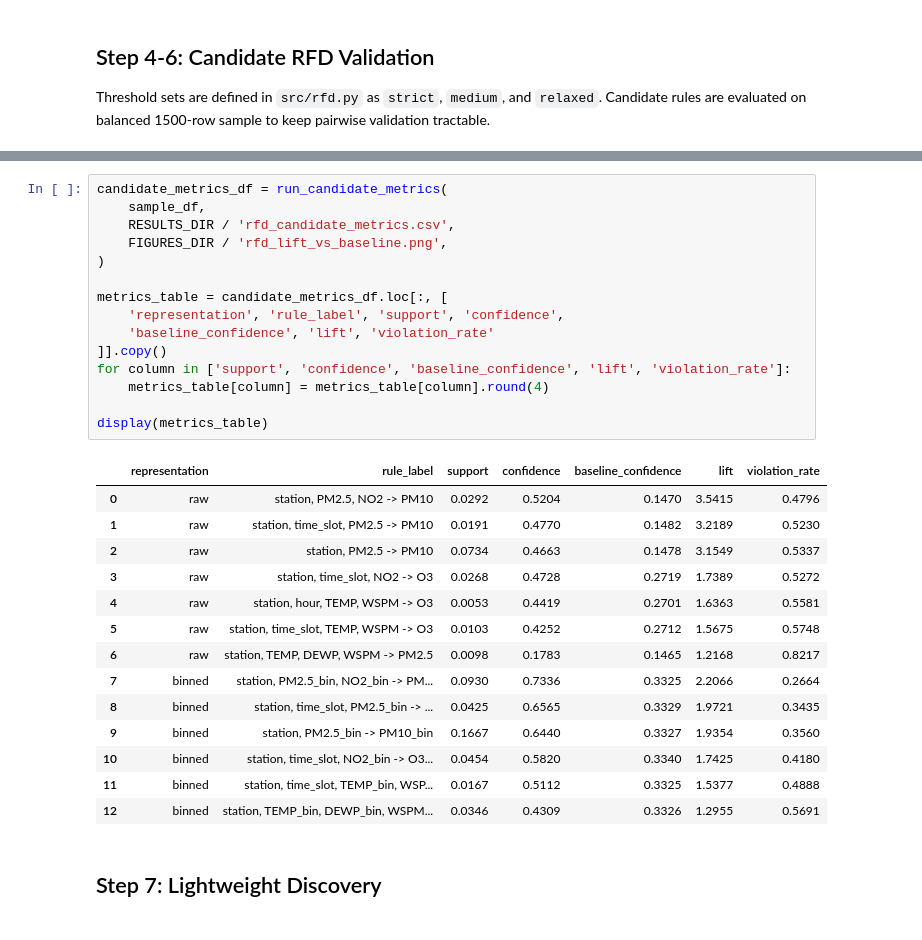
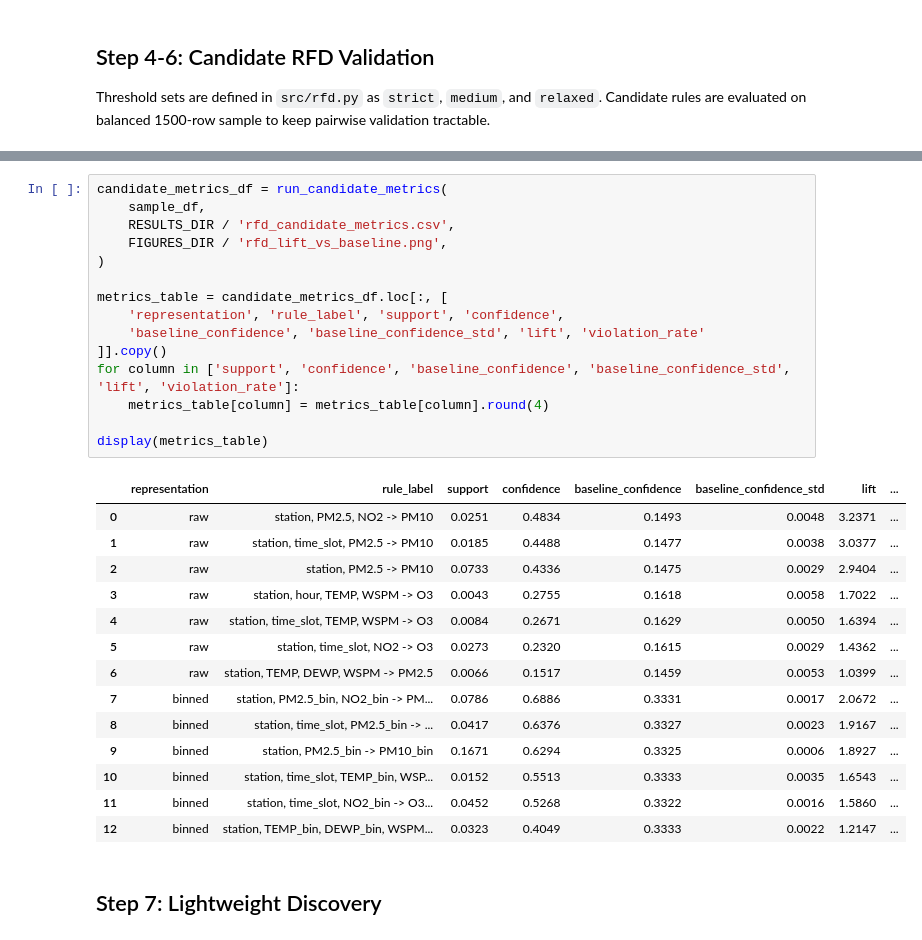
Before and after one commit to matthew-2000/rfd-urban-digital-twin, a Jupyter notebook: notebooks/01_rfd_udt_analysis.ipynb, the cells around one changed output, grey strips where cells are left out. Drawn from its saved outputs; the diff is of its cells as text.

```diff
--- a/notebooks/01_rfd_udt_analysis.ipynb
+++ b/notebooks/01_rfd_udt_analysis.ipynb
@@ -240,33 +240,33 @@ display(candidate_table)
 # %%
 candidate_metrics_df = run_candidate_metrics(
     sample_df,
     RESULTS_DIR / 'rfd_candidate_metrics.csv',
     FIGURES_DIR / 'rfd_lift_vs_baseline.png',
 )
 
 metrics_table = candidate_metrics_df.loc[:, [
     'representation', 'rule_label', 'support', 'confidence',
-    'baseline_confidence', 'lift', 'violation_rate'
+    'baseline_confidence', 'baseline_confidence_std', 'lift', 'violation_rate'
 ]].copy()
-for column in ['support', 'confidence', 'baseline_confidence', 'lift', 'violation_rate']:
+for column in ['support', 'confidence', 'baseline_confidence', 'baseline_confidence_std', 'lift', 'violation_rate']:
     metrics_table[column] = metrics_table[column].round(4)
 
 display(metrics_table)
 # %% [output]
-|  | representation | rule_label | support | confidence | baseline_confidence | lift | violation_rate |
-| 0 | raw | station, PM2.5, NO2 -> PM10 | 0.0292 | 0.5204 | 0.1470 | 3.5415 | 0.4796 |
-| 1 | raw | station, time_slot, PM2.5 -> PM10 | 0.0191 | 0.4770 | 0.1482 | 3.2189 | 0.5230 |
-| 2 | raw | station, PM2.5 -> PM10 | 0.0734 | 0.4663 | 0.1478 | 3.1549 | 0.5337 |
-| 3 | raw | station, time_slot, NO2 -> O3 | 0.0268 | 0.4728 | 0.2719 | 1.7389 | 0.5272 |
-| 4 | raw | station, hour, TEMP, WSPM -> O3 | 0.0053 | 0.4419 | 0.2701 | 1.6363 | 0.5581 |
-| 5 | raw | station, time_slot, TEMP, WSPM -> O3 | 0.0103 | 0.4252 | 0.2712 | 1.5675 | 0.5748 |
-| 6 | raw | station, TEMP, DEWP, WSPM -> PM2.5 | 0.0098 | 0.1783 | 0.1465 | 1.2168 | 0.8217 |
-| 7 | binned | station, PM2.5_bin, NO2_bin -> PM... | 0.0930 | 0.7336 | 0.3325 | 2.2066 | 0.2664 |
-| 8 | binned | station, time_slot, PM2.5_bin -> ... | 0.0425 | 0.6565 | 0.3329 | 1.9721 | 0.3435 |
-| 9 | binned | station, PM2.5_bin -> PM10_bin | 0.1667 | 0.6440 | 0.3327 | 1.9354 | 0.3560 |
-| 10 | binned | station, time_slot, NO2_bin -> O3... | 0.0454 | 0.5820 | 0.3340 | 1.7425 | 0.4180 |
-| 11 | binned | station, time_slot, TEMP_bin, WSP... | 0.0167 | 0.5112 | 0.3325 | 1.5377 | 0.4888 |
-| 12 | binned | station, TEMP_bin, DEWP_bin, WSPM... | 0.0346 | 0.4309 | 0.3326 | 1.2955 | 0.5691 |
+|  | representation | rule_label | support | confidence | baseline_confidence | baseline_confidence_std | lift | ... |
+| 0 | raw | station, PM2.5, NO2 -> PM10 | 0.0251 | 0.4834 | 0.1493 | 0.0048 | 3.2371 | ... |
+| 1 | raw | station, time_slot, PM2.5 -> PM10 | 0.0185 | 0.4488 | 0.1477 | 0.0038 | 3.0377 | ... |
+| 2 | raw | station, PM2.5 -> PM10 | 0.0733 | 0.4336 | 0.1475 | 0.0029 | 2.9404 | ... |
+| 3 | raw | station, hour, TEMP, WSPM -> O3 | 0.0043 | 0.2755 | 0.1618 | 0.0058 | 1.7022 | ... |
+| 4 | raw | station, time_slot, TEMP, WSPM -> O3 | 0.0084 | 0.2671 | 0.1629 | 0.0050 | 1.6394 | ... |
+| 5 | raw | station, time_slot, NO2 -> O3 | 0.0273 | 0.2320 | 0.1615 | 0.0029 | 1.4362 | ... |
+| 6 | raw | station, TEMP, DEWP, WSPM -> PM2.5 | 0.0066 | 0.1517 | 0.1459 | 0.0053 | 1.0399 | ... |
+| 7 | binned | station, PM2.5_bin, NO2_bin -> PM... | 0.0786 | 0.6886 | 0.3331 | 0.0017 | 2.0672 | ... |
+| 8 | binned | station, time_slot, PM2.5_bin -> ... | 0.0417 | 0.6376 | 0.3327 | 0.0023 | 1.9167 | ... |
+| 9 | binned | station, PM2.5_bin -> PM10_bin | 0.1671 | 0.6294 | 0.3325 | 0.0006 | 1.8927 | ... |
+| 10 | binned | station, time_slot, TEMP_bin, WSP... | 0.0152 | 0.5513 | 0.3333 | 0.0035 | 1.6543 | ... |
+| 11 | binned | station, time_slot, NO2_bin -> O3... | 0.0452 | 0.5268 | 0.3322 | 0.0016 | 1.5860 | ... |
+| 12 | binned | station, TEMP_bin, DEWP_bin, WSPM... | 0.0323 | 0.4049 | 0.3333 | 0.0022 | 1.2147 | ... |
 # %% [markdown]
 ## Step 7: Lightweight Discovery
 # %%
```
Also changed, not shown: parts of 7 cells of this notebook, 36 other files.
